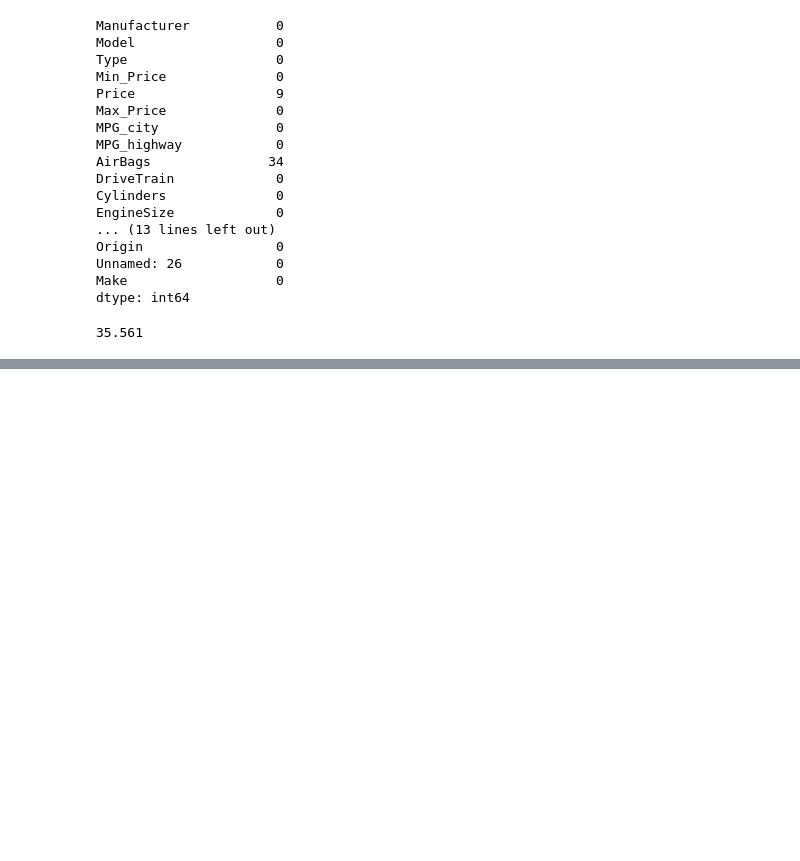
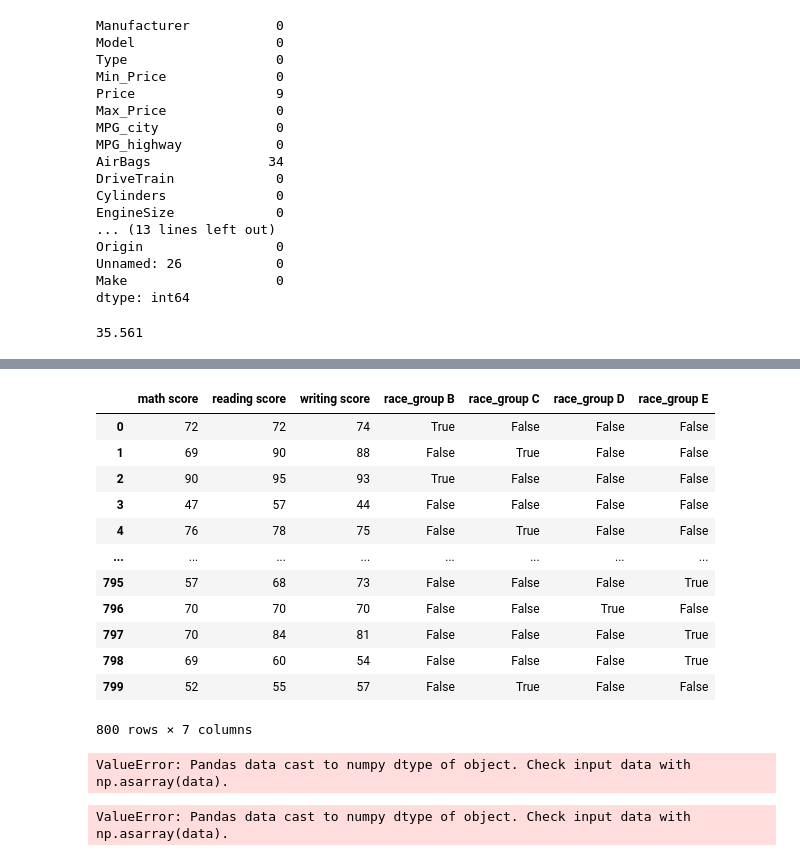
Before and after one commit to taek5000/BigDataAnalysis, a Jupyter notebook: practice.ipynb, the cells around one changed output, grey strips where cells are left out. Cells and saved outputs as stored; diff of their text form; code cells hidden in the pictures; blank space fills up the shorter version.

```diff
--- a/practice.ipynb
+++ b/practice.ipynb
@@ -380,0 +594,40 @@ print(result)
+# %%
+# male -> 1, female -> 0로 인코딩
+StudentsPerformance['gender'] = StudentsPerformance['gender'].map({'male' : 1, 'female' : 0})
+# %%
+# race 컬럼(범주형) 더미변수로 변환
+StudentsPerformance = pd.get_dummies(StudentsPerformance, columns = ['race'], drop_first = True)
+# %%
+# 데이터를 학습용과 평가용으로 나누기
+train = StudentsPerformance.iloc[0:800] # 1부터 800번까지
+test = StudentsPerformance.iloc[800:1000] # 801부터 1,000번까지
+# %%
+# 학습용 데이터로 독립변수와 종속변수 지정
+y_train = train['gender'] # 종속변수
+X_train = train.drop('gender', axis = 1) # 독립변수
+# %%
+X_train
+# %% [output]
+|  | math score | reading score | writing score | race_group B | race_group C | race_group D | race_group E |
+| 0 | 72 | 72 | 74 | True | False | False | False |
+| 1 | 69 | 90 | 88 | False | True | False | False |
+| 2 | 90 | 95 | 93 | True | False | False | False |
+| 3 | 47 | 57 | 44 | False | False | False | False |
+| 4 | 76 | 78 | 75 | False | True | False | False |
+| ... | ... | ... | ... | ... | ... | ... | ... |
+| 795 | 57 | 68 | 73 | False | False | False | True |
+| 796 | 70 | 70 | 70 | False | False | True | False |
+| 797 | 70 | 84 | 81 | False | False | False | True |
+| 798 | 69 | 60 | 54 | False | False | False | True |
+| 799 | 52 | 55 | 57 | False | True | False | False |
+800 rows × 7 columns
+# %%
+sm.GLM(y_train, X_train)
+# %% [output]
+ValueError: Pandas data cast to numpy dtype of object. Check input data with np.asarray(data).
+# %%
+# 로지스틱 회귀분석
+# GLM 객체 생성 후 적합
+sm.GLM(y_train, X_train, family = sm.families.Binomial()).fit()
+# %% [output]
+ValueError: Pandas data cast to numpy dtype of object. Check input data with np.asarray(data).
```
Also changed, not shown: parts of 49 cells of this notebook, 4 other files.
